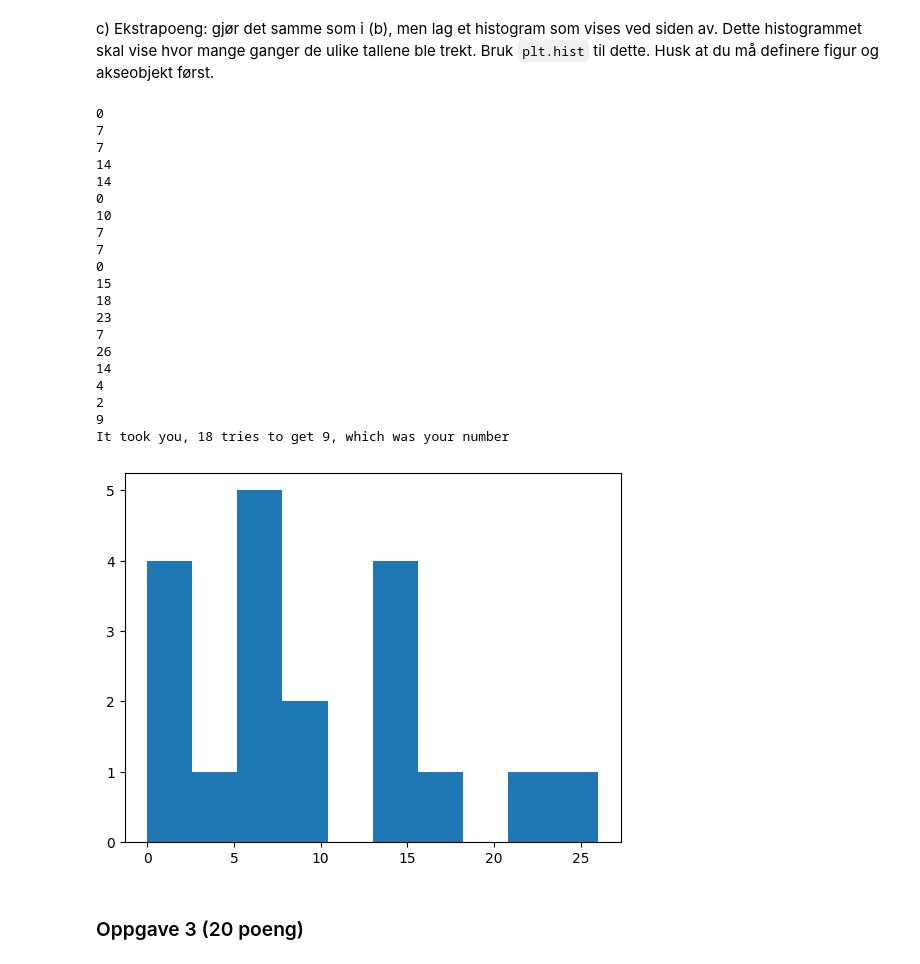
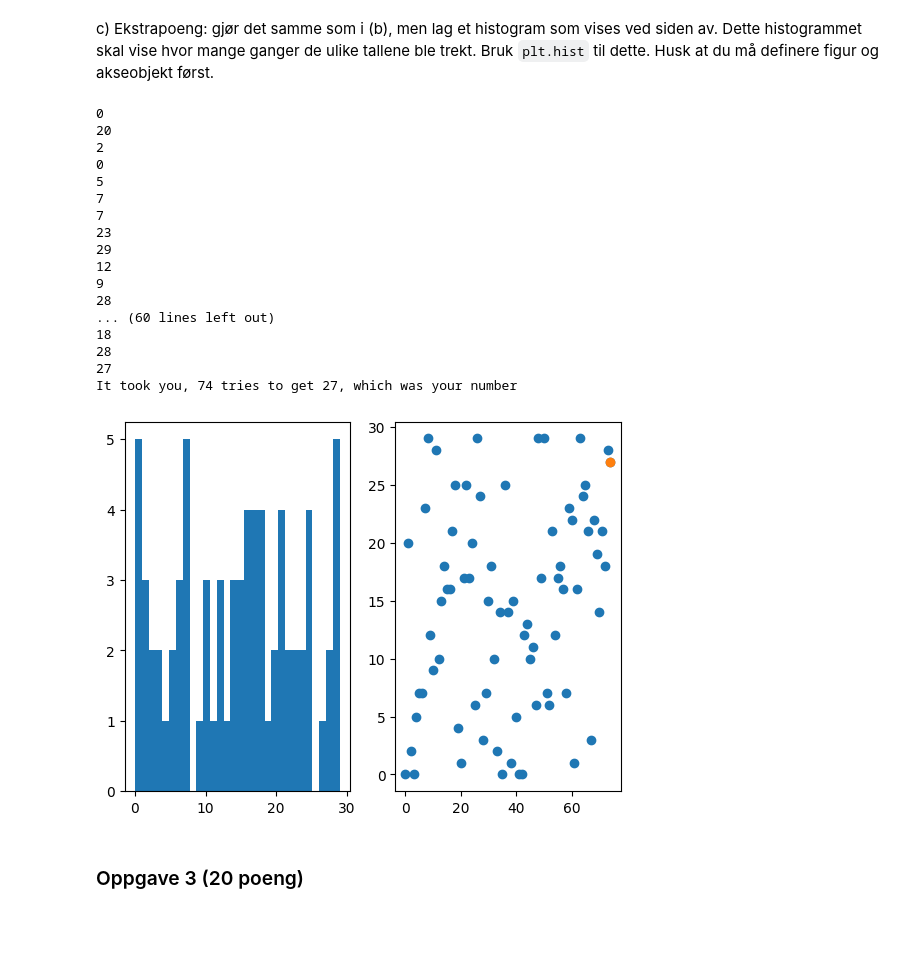
Before and after one commit to osa032/SOK_1003, a Jupyter notebook: SOK-1003-eksamen-2022-mappe2.ipynb, the cells around one changed output. Cells and saved outputs as stored; diff of their text form; code cells hidden in the pictures; blank space fills up the shorter version.

```diff
--- a/SOK-1003-eksamen-2022-mappe2.ipynb
+++ b/SOK-1003-eksamen-2022-mappe2.ipynb
@@ -168,44 +191,54 @@ c) Ekstrapoeng: gjør det samme som i (b), men lag et histogram som vises ved si
 # %%
 number_draws = [0]
 draw = [0]
 a = np.random.randint(0,30)
+fig, ax = plt.subplots()
+ax.set_ylim([0,30])
 
 while draw[-1] != a:
     print(draw[-1])
     draw.append(np.random.randint(0, 30))
     number_draws.append(number_draws[-1] + 1)
+
     if draw[-1] == a:
         print(draw[-1])
         print("It took you, " + str(number_draws[-1]) + " tries to get " + str(a) + ", which was your number")
+
+        x1 = np.linspace(0, 30)
+        y1 = np.linspace(0, 30)
+
+        plt.subplot(1,2,1)
         draw_hist = np.transpose(np.array(draw))
-        plt.hist(draw_hist)
+        plt.hist(draw_hist, 30)
+        plt.show
+
+        plt.subplot(1,2,2)
+        plt.scatter(number_draws, draw)
+        plt.scatter(number_draws[-1], draw[-1])
         plt.show
         break
     elif number_draws == 400:
         print(i)
         print("No more tries for you.")
 # %% [output]
 0
+20
+2
+0
+5
 7
 7
-14
-14
-0
-10
-7
-7
-0
-15
+23
+29
+12
+9
+28
+... (60 lines left out)
 18
-23
-7
-26
-14
-4
-2
-9
-It took you, 18 tries to get 9, which was your number
+28
+27
+It took you, 74 tries to get 27, which was your number
-[figure, old version]
+[figure, new version]
 # %% [markdown]
 ### Oppgave 3 (20 poeng)
 # %% [markdown]
```
Also changed, not shown: parts of 11 cells of this notebook.
